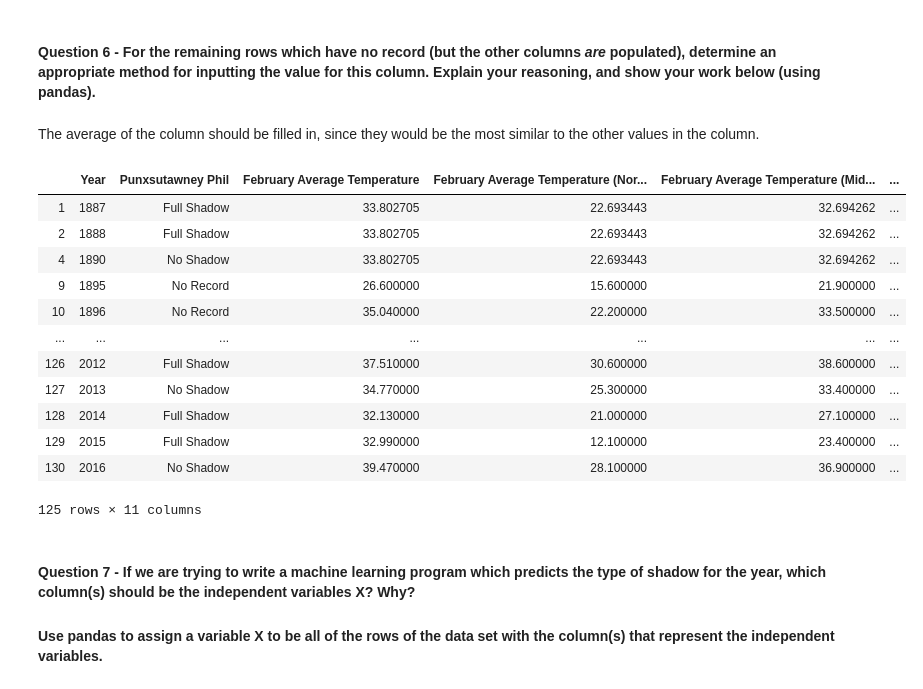
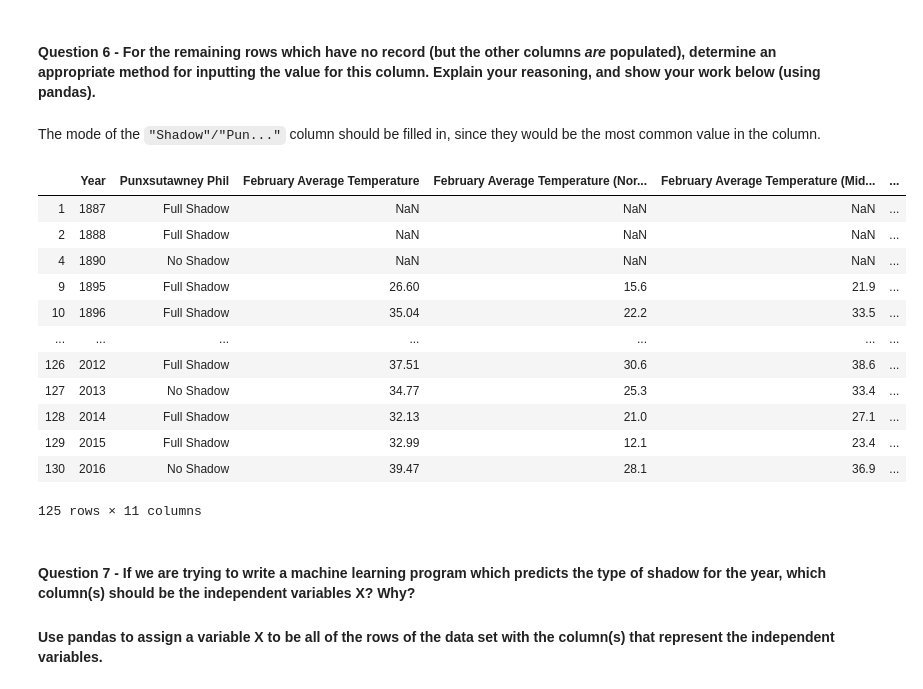
Before and after one commit to bigyihsuan/CS301-HW, a Jupyter notebook: Homework06/Homework 06 Assignment.ipynb, the cells around one changed output. Drawn from its saved outputs; the diff is of its cells as text; code cells hidden in the pictures.

```diff
--- a/Homework06/Homework 06 Assignment.ipynb
+++ b/Homework06/Homework 06 Assignment.ipynb
@@ -136,25 +136,25 @@ copy
 # %% [markdown]
 #### Question 6 - For the remaining rows which have no record (but the other columns *are* populated), determine an appropriate method for inputting the value for this column. Explain your reasoning, and show your work below (using pandas).
 # %% [markdown]
-The average of the column should be filled in, since they would be the most similar to the other values in the column.
+The mode of the `"Shadow"/"Pun..."` column should be filled in, since they would be the most common value in the column.
-# %%
-for col in copy.columns[2:]:
-    copy[col].fillna(copy[col].mean(), inplace=True)
-copy
-# %% [output]
-|  | Year | Punxsutawney Phil | February Average Temperature | February Average Temperature (Nor... | February Average Temperature (Mid... | ... |
-| 1 | 1887 | Full Shadow | 33.802705 | 22.693443 | 32.694262 | ... |
-| 2 | 1888 | Full Shadow | 33.802705 | 22.693443 | 32.694262 | ... |
-| 4 | 1890 | No Shadow | 33.802705 | 22.693443 | 32.694262 | ... |
-| 9 | 1895 | No Record | 26.600000 | 15.600000 | 21.900000 | ... |
-| 10 | 1896 | No Record | 35.040000 | 22.200000 | 33.500000 | ... |
-| ... | ... | ... | ... | ... | ... | ... |
-| 126 | 2012 | Full Shadow | 37.510000 | 30.600000 | 38.600000 | ... |
-| 127 | 2013 | No Shadow | 34.770000 | 25.300000 | 33.400000 | ... |
-| 128 | 2014 | Full Shadow | 32.130000 | 21.000000 | 27.100000 | ... |
-| 129 | 2015 | Full Shadow | 32.990000 | 12.100000 | 23.400000 | ... |
-| 130 | 2016 | No Shadow | 39.470000 | 28.100000 | 36.900000 | ... |
-125 rows × 11 columns
+# %%
+copy["Punxsutawney Phil"].replace(["No Record"], [copy["Punxsutawney Phil"].mode()], inplace=True)
+copy["Shadow"].replace([0], [copy["Shadow"].mode()], inplace=True)
+copy
+# %% [output]
+|  | Year | Punxsutawney Phil | February Average Temperature | February Average Temperature (Nor... | February Average Temperature (Mid... | ... |
+| 1 | 1887 | Full Shadow | NaN | NaN | NaN | ... |
+| 2 | 1888 | Full Shadow | NaN | NaN | NaN | ... |
+| 4 | 1890 | No Shadow | NaN | NaN | NaN | ... |
+| 9 | 1895 | Full Shadow | 26.60 | 15.6 | 21.9 | ... |
+| 10 | 1896 | Full Shadow | 35.04 | 22.2 | 33.5 | ... |
+| ... | ... | ... | ... | ... | ... | ... |
+| 126 | 2012 | Full Shadow | 37.51 | 30.6 | 38.6 | ... |
+| 127 | 2013 | No Shadow | 34.77 | 25.3 | 33.4 | ... |
+| 128 | 2014 | Full Shadow | 32.13 | 21.0 | 27.1 | ... |
+| 129 | 2015 | Full Shadow | 32.99 | 12.1 | 23.4 | ... |
+| 130 | 2016 | No Shadow | 39.47 | 28.1 | 36.9 | ... |
+125 rows × 11 columns
 # %% [markdown]
 #### Question 7 - If we are trying to write a machine learning program which predicts the type of shadow for the year, which column(s) should be the independent variables X? Why?
 
```
Also changed, not shown: parts of 3 cells of this notebook.
